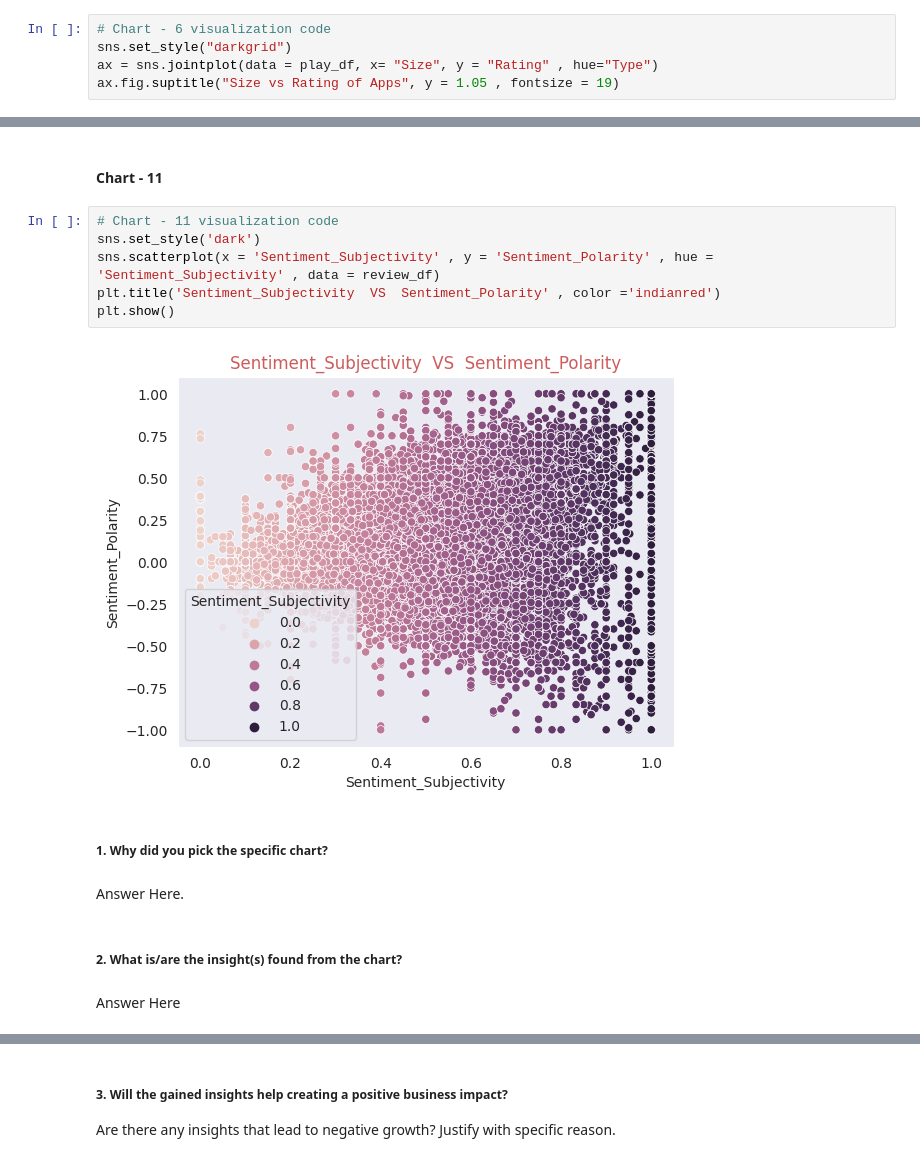
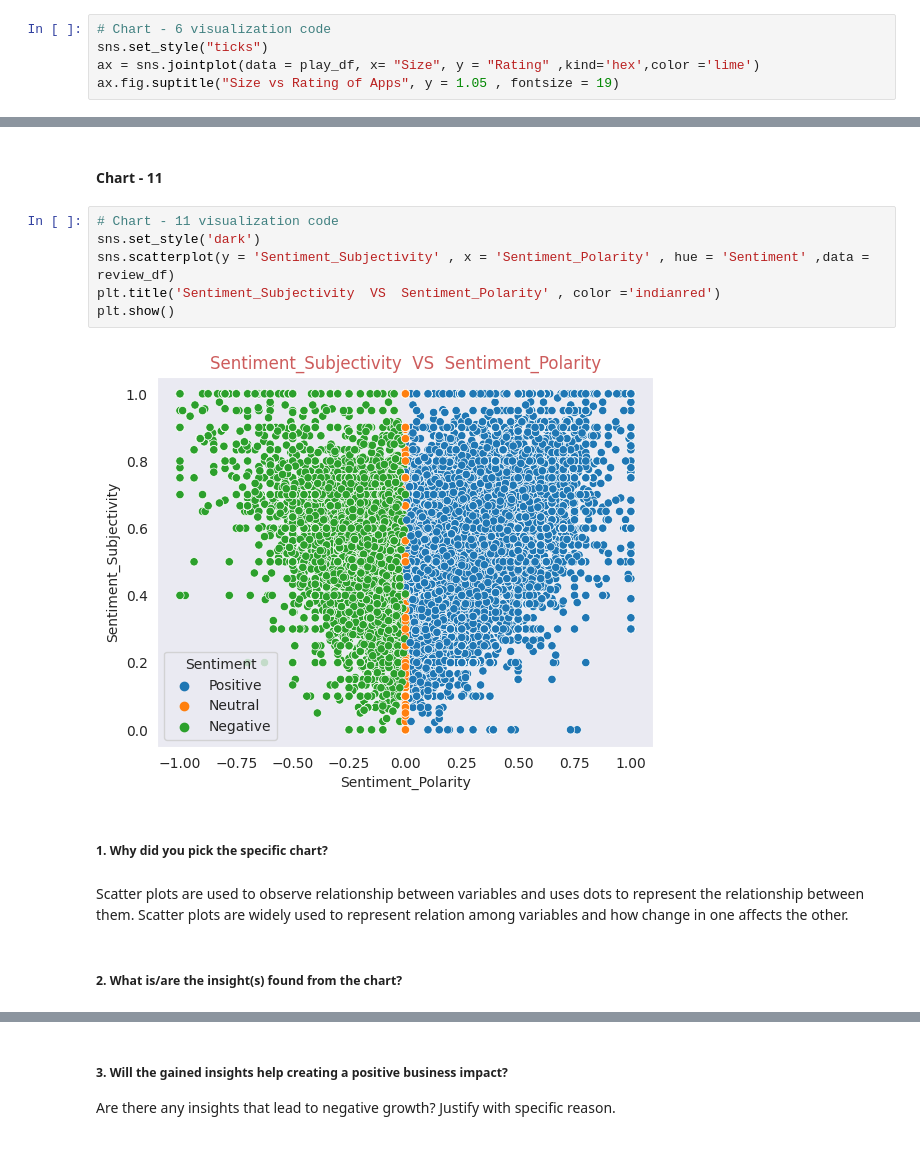
Before and after one commit to srikant-sah/EDA_PLAYSTORE_REVIEW, a Jupyter notebook: SRIKANT_PLAYSTORE_EDA_project(4).ipynb, the cells around one changed output, grey strips where cells are left out. Cells and saved outputs as stored; diff of their text form.

```diff
--- a/SRIKANT_PLAYSTORE_EDA_project(4).ipynb
+++ b/SRIKANT_PLAYSTORE_EDA_project(4).ipynb
@@ -722,8 +724,8 @@ Answer Here
 #### Chart - 6
 # %%
 # Chart - 6 visualization code
-sns.set_style("darkgrid")
-ax = sns.jointplot(data = play_df, x= "Size", y = "Rating" , hue="Type")
+sns.set_style("ticks")
+ax = sns.jointplot(data = play_df, x= "Size", y = "Rating" ,kind='hex',color ='lime')
 ax.fig.suptitle("Size vs Rating of Apps", y = 1.05 , fontsize = 19)
 # %% [output]
 Text(0.5, 1.05, 'Size vs Rating of Apps')
@@ -833,16 +845,14 @@ Answer Here
 # %%
 # Chart - 11 visualization code
 sns.set_style('dark')
-sns.scatterplot(x = 'Sentiment_Subjectivity' , y = 'Sentiment_Polarity' , hue = 'Sentiment_Subjectivity' , data = review_df)
+sns.scatterplot(y = 'Sentiment_Subjectivity' , x = 'Sentiment_Polarity' , hue = 'Sentiment' ,data = review_df)
 plt.title('Sentiment_Subjectivity  VS  Sentiment_Polarity' , color ='indianred')
 plt.show()
 # %% [output]
-[figure, old version]
+[figure, new version]
 # %% [markdown]
 ##### 1. Why did you pick the specific chart?
-# %% [markdown]
-Answer Here.
+# %% [markdown]
+Scatter plots are used to observe relationship between variables and uses dots to represent the relationship between them. Scatter plots are widely used to represent relation among variables and how change in one affects the other.
 # %% [markdown]
 ##### 2. What is/are the insight(s) found from the chart?
-# %% [markdown]
-Answer Here
```
Also changed, not shown: parts of 82 cells of this notebook.
